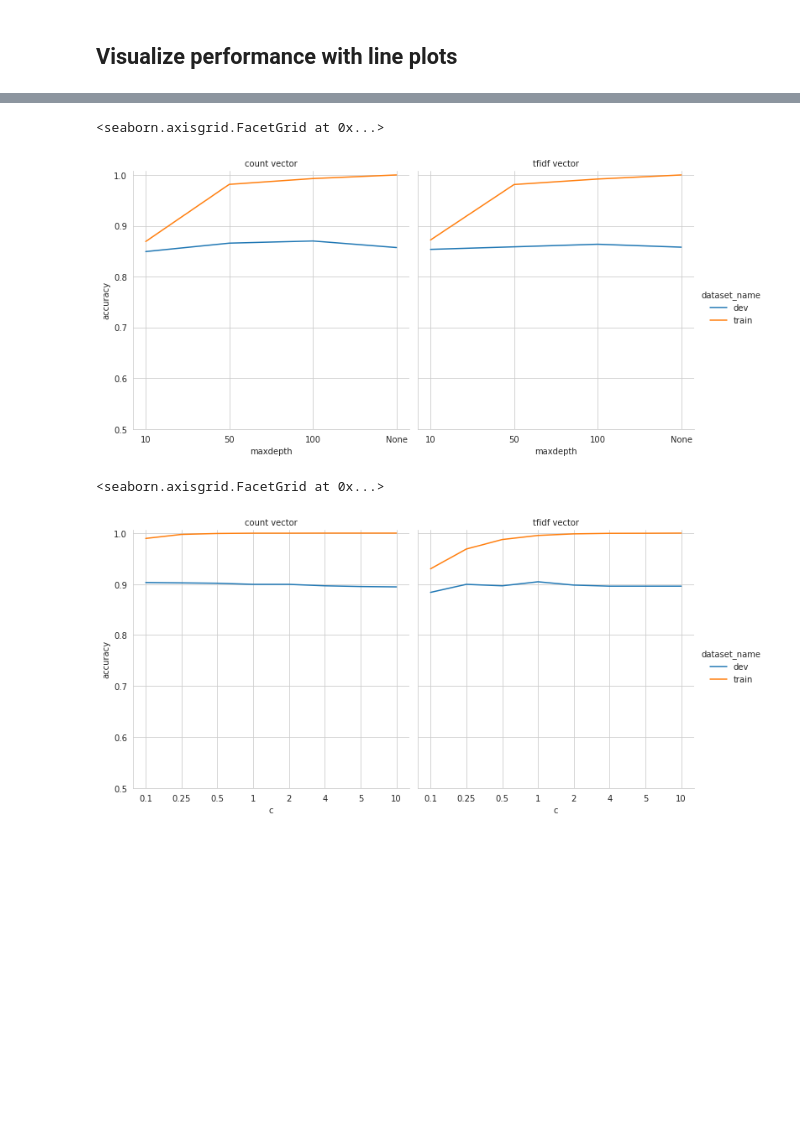
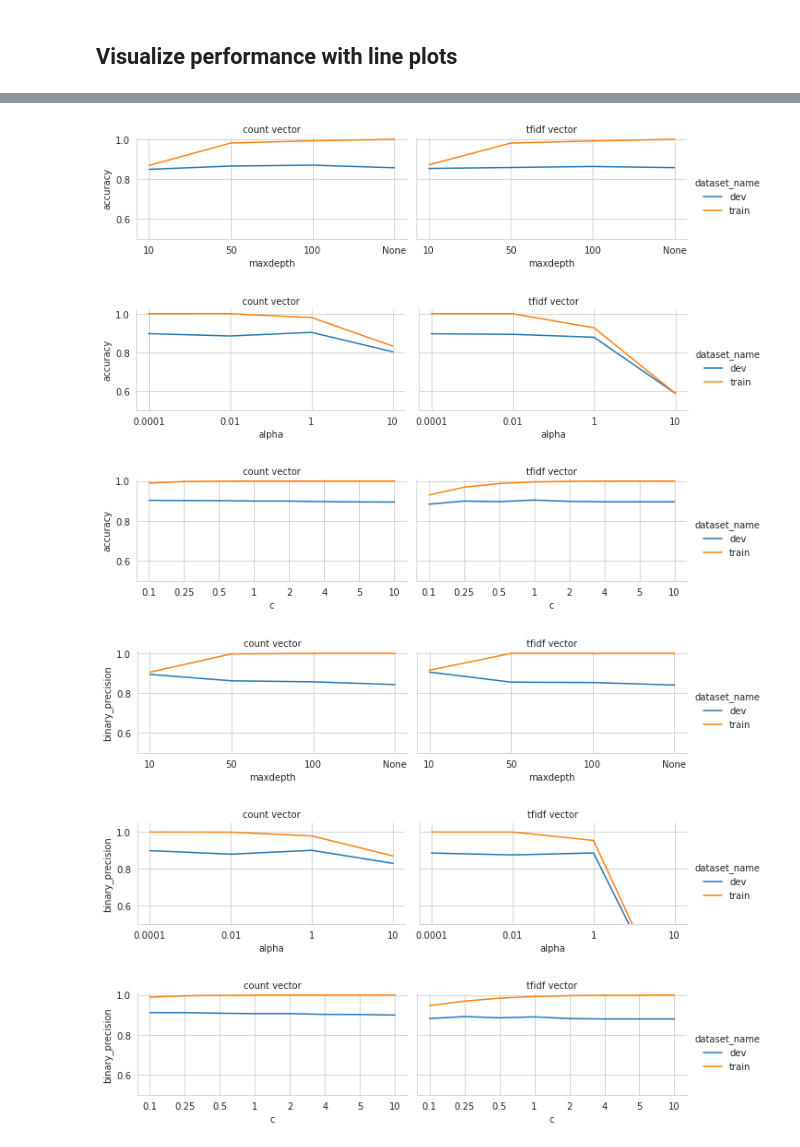
Before and after one commit to brooke-l-hawkins/milestone-ii, a Jupyter notebook: code/visualize_supervised.ipynb, the cells around one changed output, grey strips where cells are left out. Cells and saved outputs as stored; diff of their text form; code cells hidden in the pictures; blank space fills up the shorter version.

Commit message:
visualize model performance for four metrics

```diff
--- a/code/visualize_supervised.ipynb
+++ b/code/visualize_supervised.ipynb
@@ -81,10 +33,0 @@ visualize_model_metric(summary_df, 'accuracy', 'mlp')
-# %%
-visualize_model_metric(summary_df, 'accuracy', 'decisiontree')
-# %% [output]
-<seaborn.axisgrid.FacetGrid at 0x...>
-[figure, removed]
-# %%
-visualize_model_metric(summary_df, 'accuracy', 'svc')
-# %% [output]
-<seaborn.axisgrid.FacetGrid at 0x...>
-[figure, removed]
@@ -90,0 +81,21 @@ visualize_model_metric(summary_df, 'accuracy', 'svc')
+# %%
+def visualize_metric(summary_df, metric_name):
+    """
+    Print line graph of training and development performance for provided metric
+    """
+    visualize_model_metric(summary_df, metric_name, 'decisiontree')
+    visualize_model_metric(summary_df, metric_name, 'mlp')
+    visualize_model_metric(summary_df, metric_name, 'svc')
+    return None
+# %%
+visualize_metric(summary_df, 'accuracy')
+# %% [output]
+[figure, added]
+[figure, added]
+[figure, added]
+# %%
+visualize_metric(summary_df, 'binary_precision')
+# %% [output]
+[figure, added]
+[figure, added]
+[figure, added]
```
Also changed, not shown: parts of 6 cells of this notebook.
